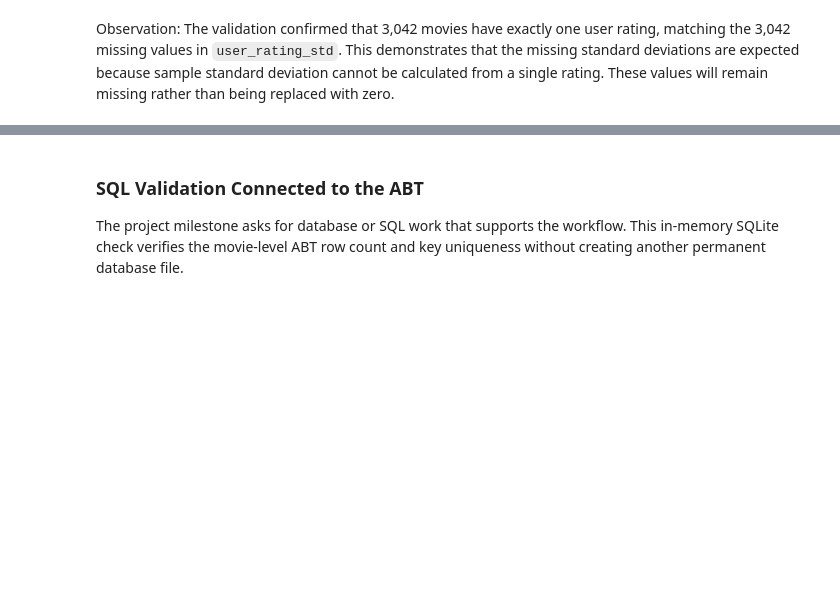
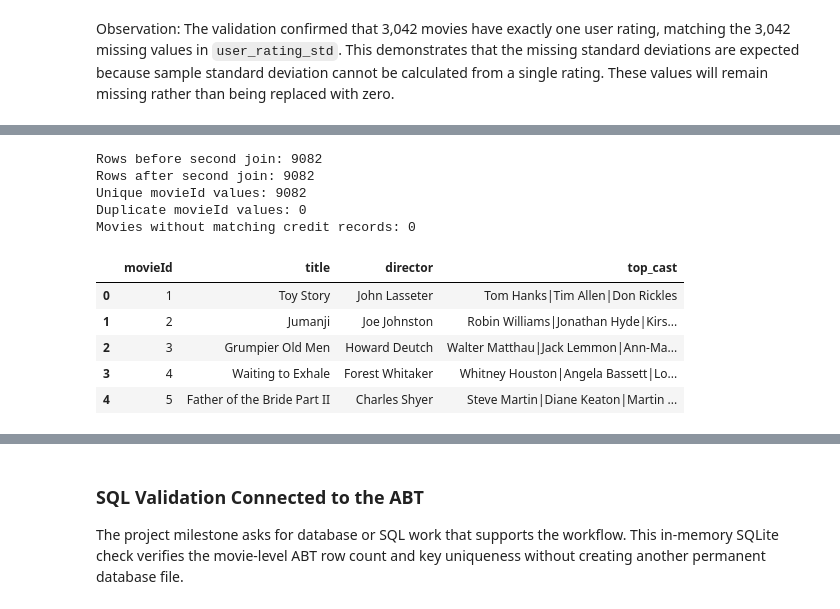
Before and after one commit to kalshaikhli/ban6003-movies-project-Karrar, a Jupyter notebook: notebooks/movies_project_starter.ipynb, the cells around one changed output, grey strips where cells are left out. Drawn from its saved outputs; the diff is of its cells as text; code cells hidden in the pictures; blank space fills up the shorter version.

```diff
--- a/notebooks/movies_project_starter.ipynb
+++ b/notebooks/movies_project_starter.ipynb
@@ -615,3 +615,22 @@ Movies with missing rating standard deviation: 3042
 Do the counts match? True
 # %% [markdown]
 Observation: The validation confirmed that 3,042 movies have exactly one user rating, matching the 3,042 missing values in `user_rating_std`. This demonstrates that the missing standard deviations are expected because sample standard deviation cannot be calculated from a single rating. These values will remain missing rather than being replaced with zero.
+# %%
+# Karrar note: Day 3 - First join (movies + aggregated ratings)
+
+abt_step1 = movies.merge(
+    rating_summary,
+    on="movieId",
+    how="left",
+    validate="one_to_one"
+)
+
+# Validate row counts and movieId uniqueness
+print("Original movie rows:", len(movies))
+print("Rows after first join:", len(abt_step1))
+print("Unique movieId values:", abt_step1["movieId"].nunique())
+print("Duplicate movieId values:", abt_step1["movieId"].duplicated().sum())
+print("Movies without ratings:", abt_step1["user_rating_count"].isna().sum())
+
+# Display first five rows
+display(abt_step1.head())
@@ -617,0 +651,34 @@ Observation: The validation confirmed that 3,042 movies have exactly one user ra
+# %%
+# Karrar note: Day 3 - Second join (add credits)
+
+abt_step2 = abt_step1.merge(
+    credits,
+    on="tmdbId",
+    how="left",
+    validate="one_to_one"
+)
+
+# Validate row counts and movieId uniqueness
+print("Rows before second join:", len(abt_step1))
+print("Rows after second join:", len(abt_step2))
+print("Unique movieId values:", abt_step2["movieId"].nunique())
+print("Duplicate movieId values:", abt_step2["movieId"].duplicated().sum())
+
+# Check matching credits
+print("Movies without matching credit records:",
+      (~abt_step2["tmdbId"].isin(credits["tmdbId"])).sum())
+
+# Display selected columns
+display(abt_step2[["movieId", "title", "director", "top_cast"]].head())
+# %% [output]
+Rows before second join: 9082
+Rows after second join: 9082
+Unique movieId values: 9082
+Duplicate movieId values: 0
+Movies without matching credit records: 0
+|  | movieId | title | director | top_cast |
+| 0 | 1 | Toy Story | John Lasseter | Tom Hanks|Tim Allen|Don Rickles |
+| 1 | 2 | Jumanji | Joe Johnston | Robin Williams|Jonathan Hyde|Kirs... |
+| 2 | 3 | Grumpier Old Men | Howard Deutch | Walter Matthau|Jack Lemmon|Ann-Ma... |
+| 3 | 4 | Waiting to Exhale | Forest Whitaker | Whitney Houston|Angela Bassett|Lo... |
+| 4 | 5 | Father of the Bride Part II | Charles Shyer | Steve Martin|Diane Keaton|Martin ... |
```
Also changed, not shown: parts of 8 cells of this notebook.
